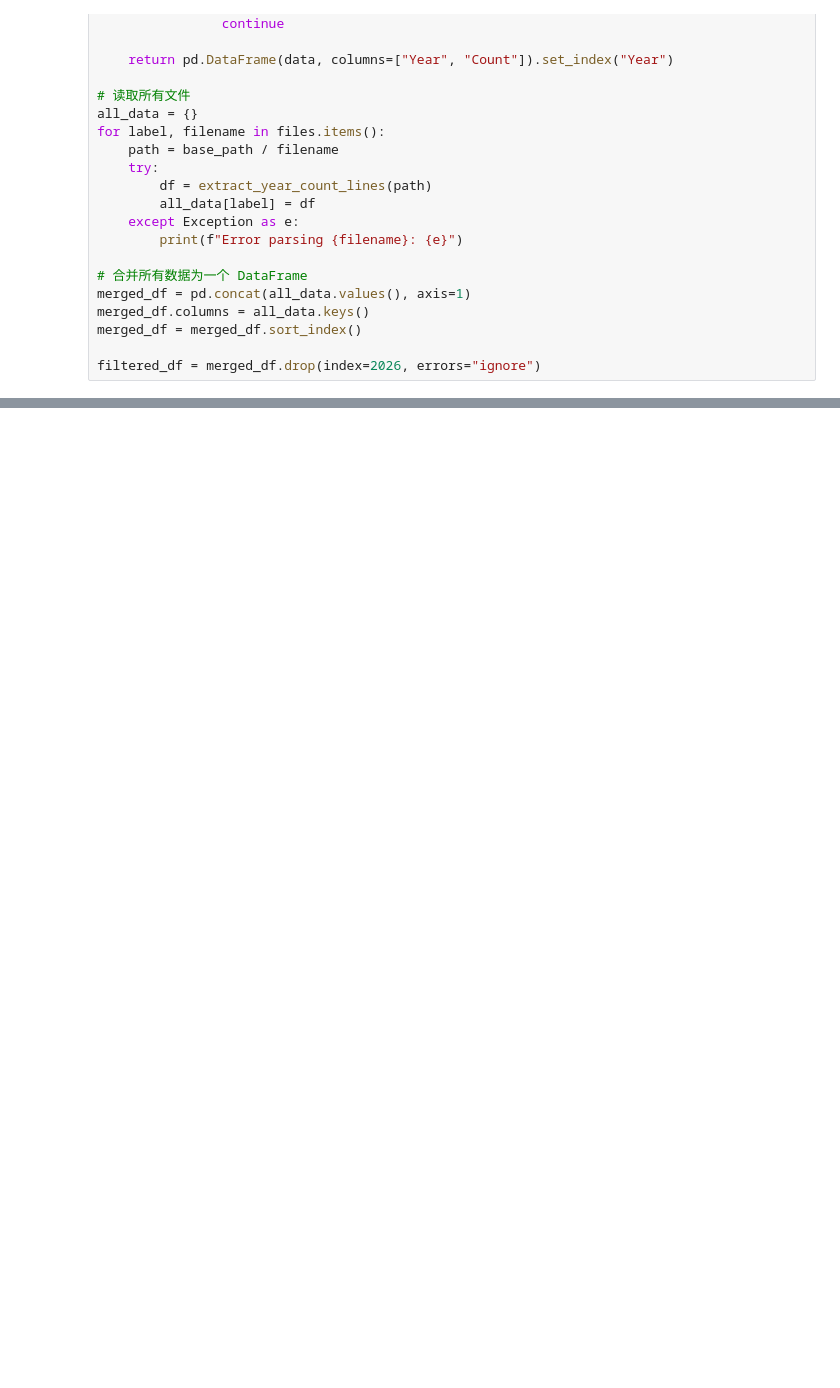
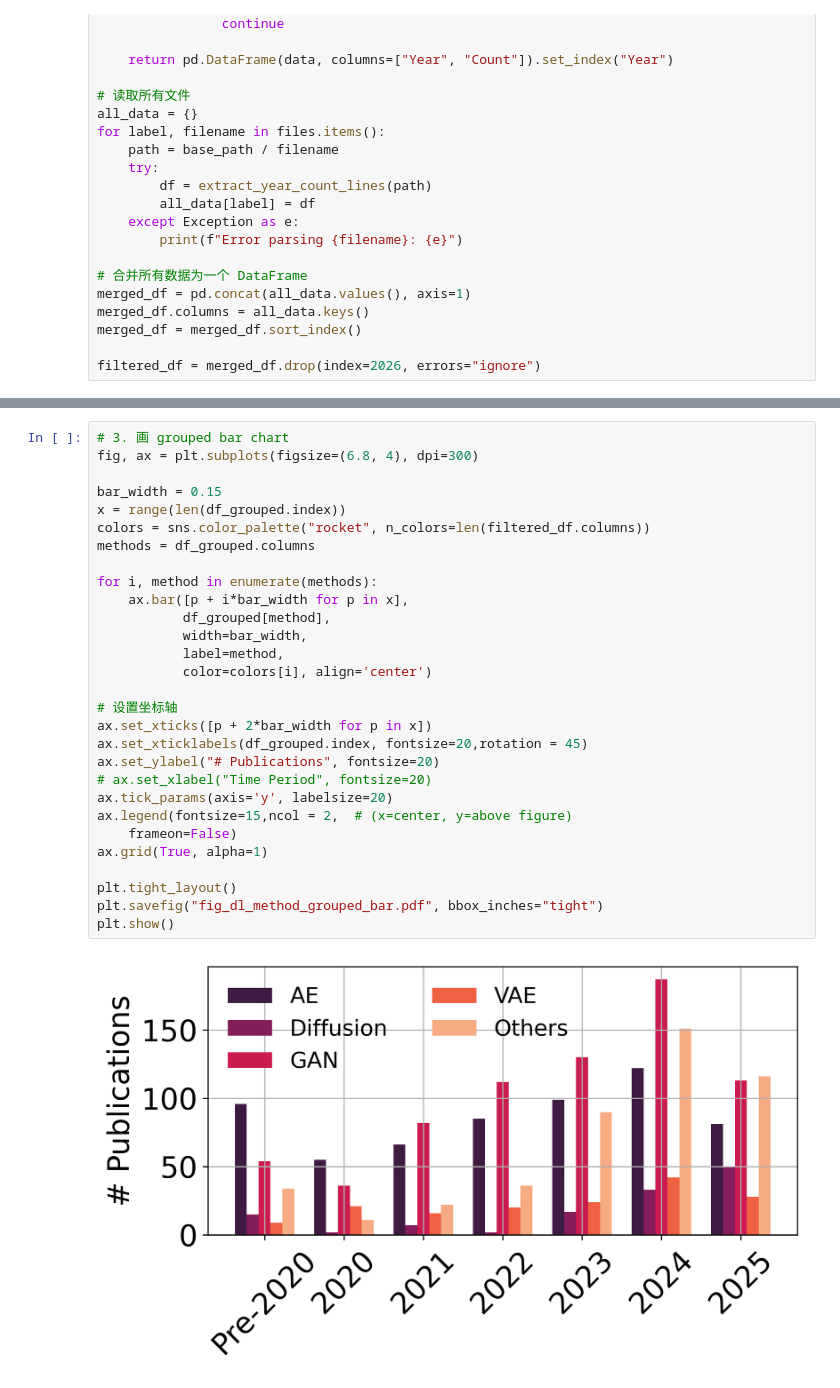
Before and after one commit to echoid/DL_for_Incomplete_Tabular_Data, a Jupyter notebook: freq_analysis.ipynb, the cells around one changed output, grey strips where cells are left out. Drawn from its saved outputs; the diff is of its cells as text; blank space fills up the shorter version.

```diff
--- a/freq_analysis.ipynb
+++ b/freq_analysis.ipynb
@@ -113,0 +189,31 @@ plt.show()
+# %%
+# 3. 画 grouped bar chart
+fig, ax = plt.subplots(figsize=(6.8, 4), dpi=300)
+
+bar_width = 0.15
+x = range(len(df_grouped.index))
+colors = sns.color_palette("rocket", n_colors=len(filtered_df.columns))
+methods = df_grouped.columns
+
+for i, method in enumerate(methods):
+    ax.bar([p + i*bar_width for p in x],
+           df_grouped[method],
+           width=bar_width,
+           label=method,
+           color=colors[i], align='center')
+
+# 设置坐标轴
+ax.set_xticks([p + 2*bar_width for p in x])
+ax.set_xticklabels(df_grouped.index, fontsize=20,rotation = 45)
+ax.set_ylabel("# Publications", fontsize=20)
+# ax.set_xlabel("Time Period", fontsize=20)
+ax.tick_params(axis='y', labelsize=20)
+ax.legend(fontsize=15,ncol = 2,  # (x=center, y=above figure)
+    frameon=False)
+ax.grid(True, alpha=1)
+
+plt.tight_layout()
+plt.savefig("fig_dl_method_grouped_bar.pdf", bbox_inches="tight")
+plt.show()
+# %% [output]
+[figure, added]
```
Also changed, not shown: parts of 4 cells of this notebook, 29 other files.
